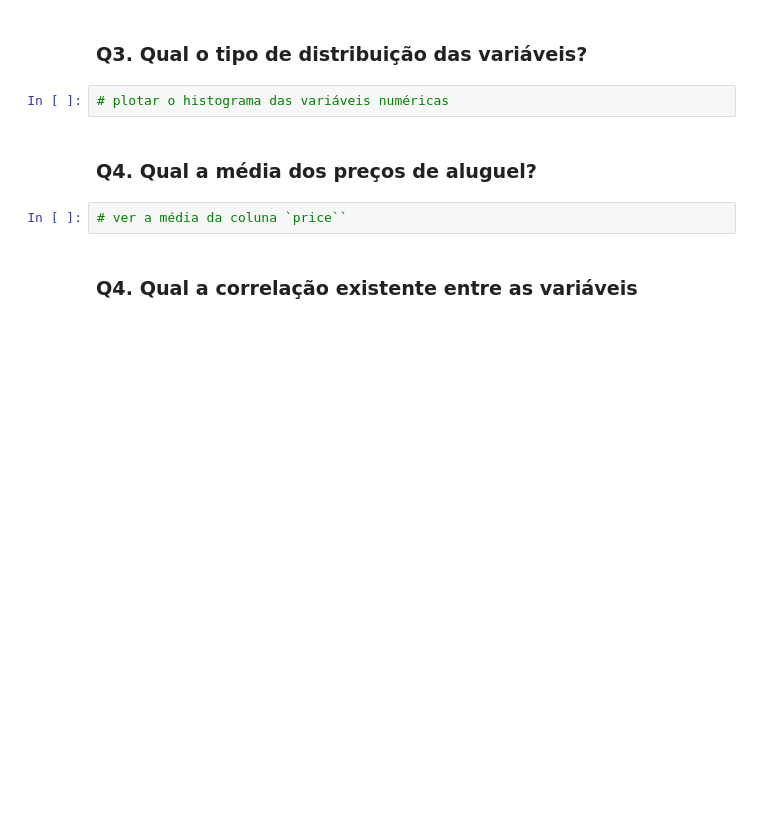
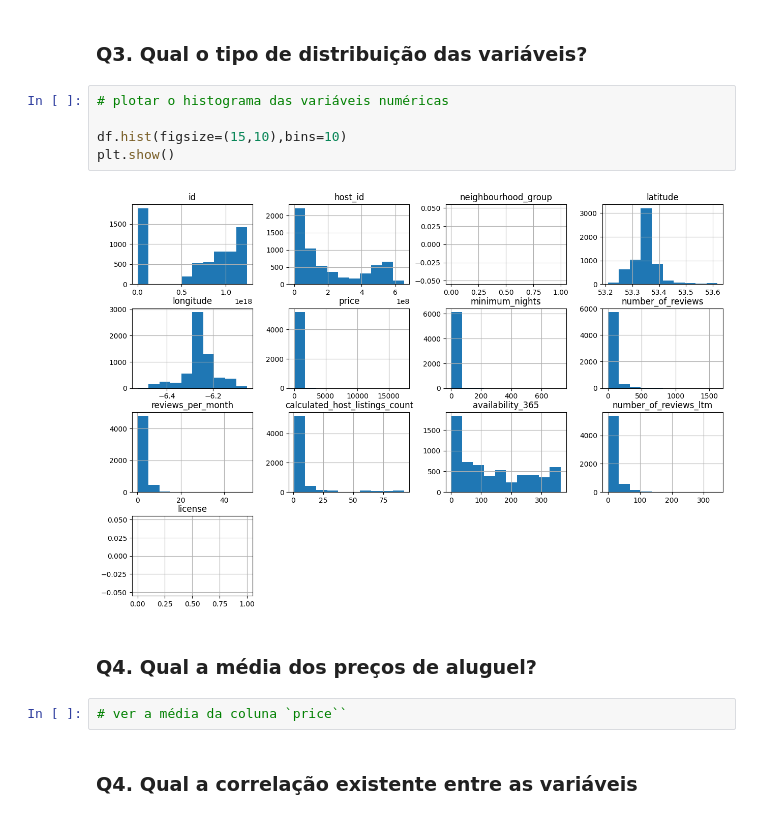
Before and after one commit to JoaoMarcosRamos/analisandodadosairbnb, a Jupyter notebook: Cópia_de_[Template]_Analisando_os_Dados_do_Airbnb.ipynb, the cells around one changed output. Saved outputs shown, nothing was run; the diff lists cells and outputs as text; blank space fills up the shorter version.

```diff
--- a/Cópia_de_[Template]_Analisando_os_Dados_do_Airbnb.ipynb
+++ b/Cópia_de_[Template]_Analisando_os_Dados_do_Airbnb.ipynb
@@ -84,6 +124,11 @@ print(df.shape)
 ### **Q3. Qual o tipo de distribuição das variáveis?**
 # %%
 # plotar o histograma das variáveis numéricas
+
+df.hist(figsize=(15,10),bins=10)
+plt.show()
+# %% [output]
+[figure, added]
 # %% [markdown]
 ### **Q4. Qual a média dos preços de aluguel?**
 # %%
```
Also changed, not shown: parts of 2 cells of this notebook.
